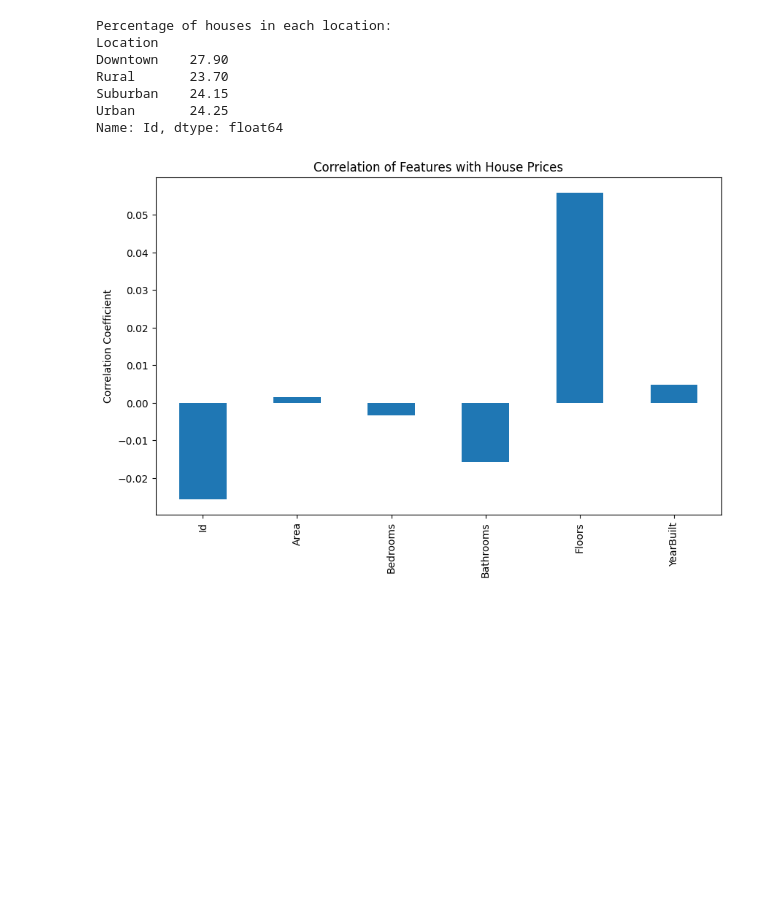
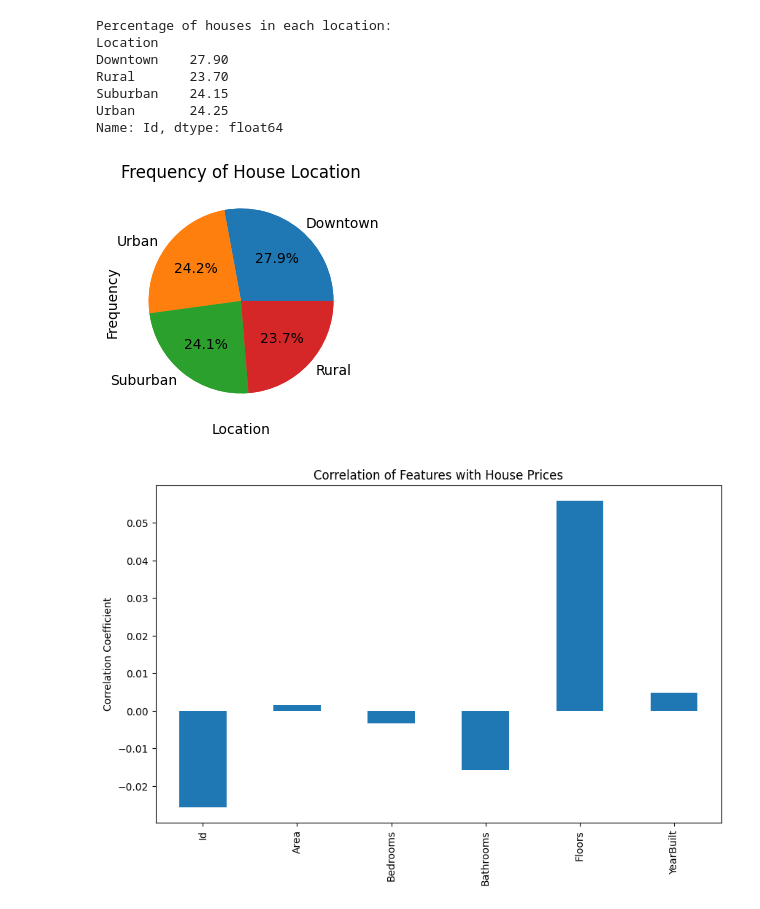
Before and after one commit to FDernawi/Project_1-Housing_Price_Predictions, a Jupyter notebook: Files/Project_1_Notebook.ipynb, the cells around one changed output. Saved outputs shown, nothing was run; the diff lists cells and outputs as text; code cells hidden in the pictures; blank space fills up the shorter version.

```diff
--- a/Files/Project_1_Notebook.ipynb
+++ b/Files/Project_1_Notebook.ipynb
@@ -229,6 +295,15 @@ Rural       23.70
 Suburban    24.15
 Urban       24.25
 Name: Id, dtype: float64
+# %%
+origin_data['Location'].value_counts().plot(kind='pie', figsize=(6, 3))
+plt.title('Frequency of House Location')
+plt.pie(origin_data['Location'].value_counts(), autopct='%1.1f%%')
+plt.ylabel('Frequency')
+plt.xlabel('Location')
+plt.show()
+# %% [output]
+[figure, added]
 # %%
 # Creating a correlation matrix to identify relationships within data
 # Exclude non-numeric columns from dataframe
```
Also changed, not shown: parts of 6 cells of this notebook, 5 other files.
